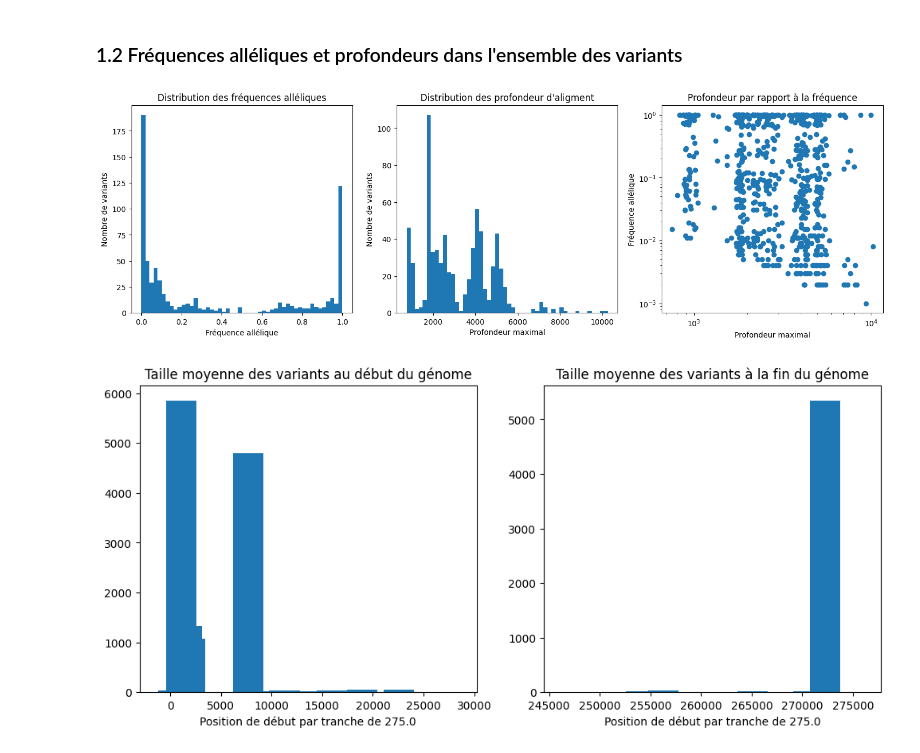
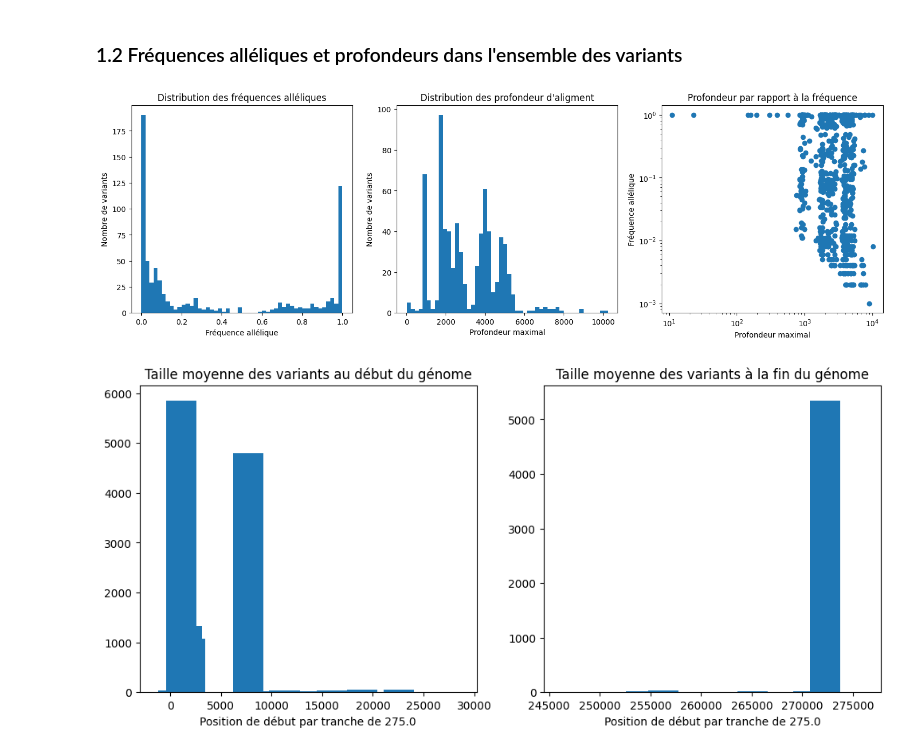
Before and after one commit to Tara-Guillorit/TP-BILL, a Jupyter notebook: src/analysis.ipynb, the cells around one changed output. Drawn from its saved outputs; the diff is of its cells as text; code cells hidden in the pictures.

```diff
--- a/src/analysis.ipynb
+++ b/src/analysis.ipynb
@@ -41,7 +41,3 @@ all_variant = sum(data, [])
 sample_labels = [f"P90-{i}" for i in range(1, 11)]
 cold_labels = sample_labels[:5]
 heat_labels = sample_labels[5:]
-
-for v in all_variant:
-    if v['svtype'] == "INS":
-        print(v["alt"])
@@ -67,30 +45,30 @@ TCAGTGTCCTCC
 ### 1.2 Fréquences alléliques et profondeurs dans l'ensemble des variants
 # %%
 af = [v["af"] for v in all_variant]
-depth = [max(v["depth"]) for v in all_variant]
+depth = [v["depth"] for v in all_variant]
 
 fig, (ax1, ax2, ax3) = plt.subplots(nrows=1, ncols=3, figsize=(18, 5))
 
 ax1.hist(af, bins=50)
 ax1.set_xlabel('Fréquence allélique')
 ax1.set_ylabel('Nombre de variants')
 ax1.set_title("Distribution des fréquences alléliques")
 
 ax2.hist(depth, bins=50)
 ax2.set_xlabel('Profondeur maximal')
 ax2.set_ylabel('Nombre de variants')
 ax2.set_title("Distribution des profondeur d'aligment")
 
 ax3.plot(depth, af, 'o')
 ax3.set_xscale('log')
 ax3.set_yscale('log')
 ax3.set_ylabel('Fréquence allélique')
 ax3.set_xlabel('Profondeur maximal')
 ax3.set_title('Profondeur par rapport à la fréquence')
 
 plt.show()
 # %% [output]
-[figure, old version]
+[figure, new version]
 # %%
 len_by_pos = [(v['pos'], abs(v['svlen'])) for v in all_variant]
 
```
Also changed, not shown: parts of 12 cells of this notebook, 2 other files.
